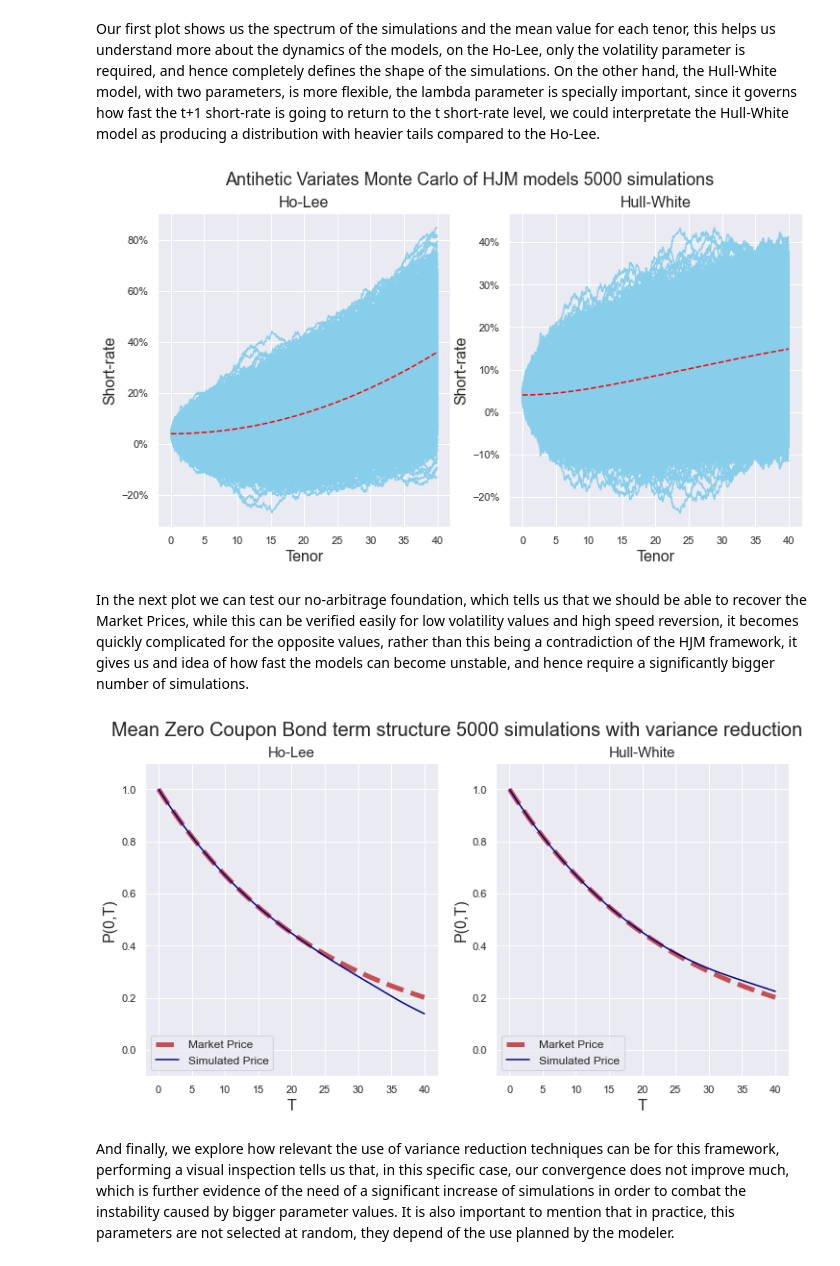
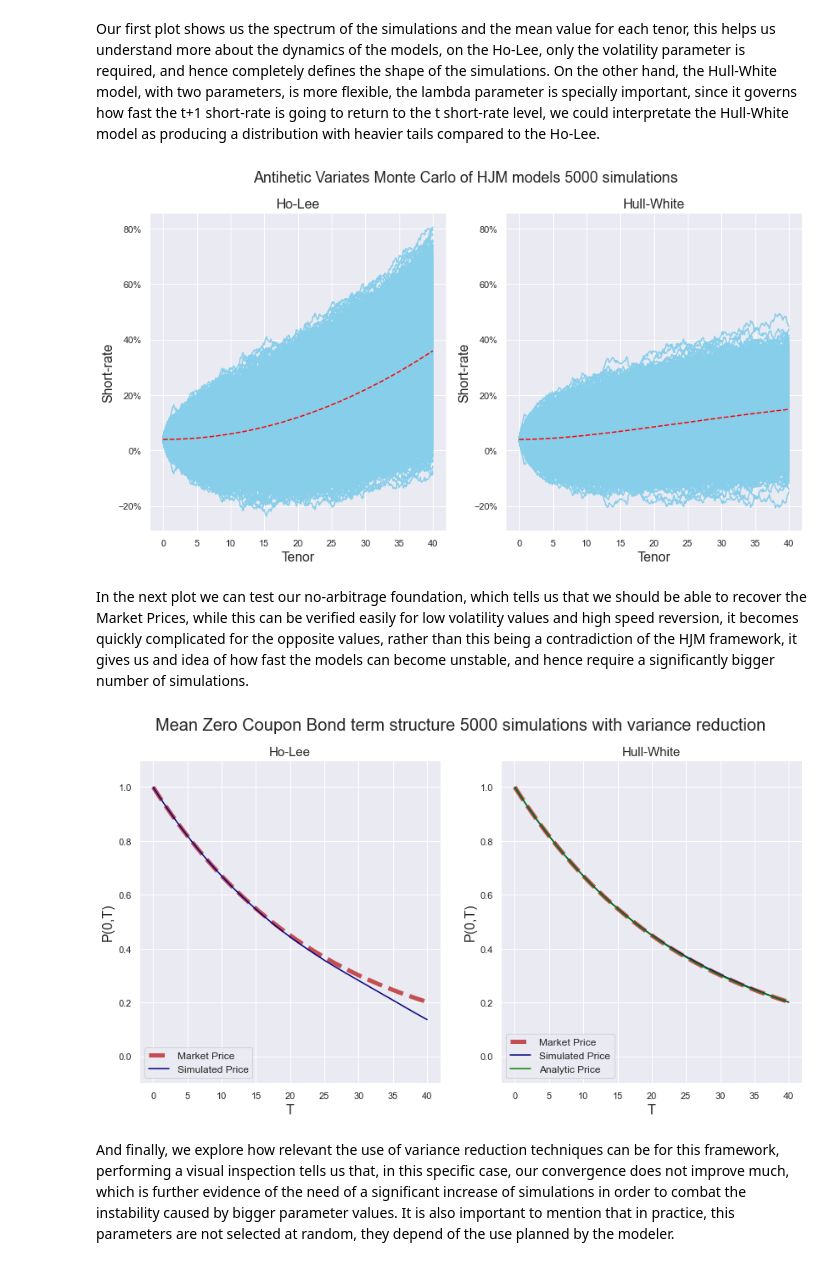
Before and after one commit to JuanCarlos0001/HJM_Models_Simulations, a Jupyter notebook: HJM Arbitrage testing.ipynb, the cells around one changed output. Saved outputs shown, nothing was run; the diff lists cells and outputs as text; code cells hidden in the pictures.

```diff
--- a/HJM Arbitrage testing.ipynb
+++ b/HJM Arbitrage testing.ipynb
@@ -62,9 +72,10 @@ import numpy as np
 import seaborn as sns
 import matplotlib.pyplot as plt
 import matplotlib.ticker as mtick
+import scipy.integrate as integrate
 sns.set_theme() # Seaborn template
 sns.set_palette(palette="crest") # Default colors
-plt.rcParams['figure.figsize'] = [12, 6] # Default to bigger plots
+plt.rcParams['figure.figsize'] = [14, 7] # Default to bigger plots
 # %%
 # Abitrary function for ZCB simulation
 P0T = lambda r, T: np.exp(-r*T)
@@ -89,5 +119,8 @@ def Hull_White(t, dt, lmd, sigma):
 # %%
 # Euler FTS Antihetic Variates Monte Carlo for a 1-dimensional brownian motion
+
+# NOTE: The formula used to compute the Price of the ZCB is using the Trapezoidal Rule of Integration
+
 def HJM_AV_MonteCarlo(Model, r, T, lmd, sigma, Npaths):
 
     # Initial interest rate is a forward rate at time t->0
@@ -105,8 +138,8 @@ def HJM_AV_MonteCarlo(Model, r, T, lmd, sigma, Npaths):
 
     for i in range(0,Nsteps):
         # Making sure that samples from normal have mean 0 and variance 1
-        #if Npaths > 1:
-        #    Z[:,i] = (Z[:,i] - np.mean(Z[:,i])) / np.std(Z[:,i])
+        if Npaths > 1:
+            Z[:,i] = (Z[:,i] - np.mean(Z[:,i])) / np.std(Z[:,i])
 
         if Model == 'Ho-Lee':
             # Simulate the short-rate under the Ho-Lee model
@@ -159,34 +197,35 @@ if Npaths <= 10000:
     SR_HL = (Results_HL['SR_u'] + Results_HL['SR_d'])/2
     SR_HW = (Results_HW['SR_u'] + Results_HW['SR_d'])/2
 
     fig = plt.figure()
     fig.suptitle('Antihetic Variates Monte Carlo of HJM models ' + str(Npaths) + ' simulations' ,fontsize=18)
     ax1 = plt.subplot(121)
     ax2 = plt.subplot(122)
 
     ax1.set_title('Ho-Lee',fontsize=16)
     ax1.plot(Results_HL['t'], np.transpose(Results_HL['SR_u']), 'skyblue')
     ax1.plot(Results_HL['t'], np.transpose(Results_HL['SR_d']), 'skyblue')
     ax1.plot(Results_HL['t'], np.transpose(SR_HL).mean(axis=1), '--', color='red')
     ax1.set_ylabel("Short-rate", fontsize=16)
     ax1.set_xlabel("Tenor", fontsize=16)
     ax1.yaxis.set_major_formatter(mtick.PercentFormatter())
 
     ax2.set_title('Hull-White',fontsize=16)
     ax2.plot(Results_HW['t'], np.transpose(Results_HW['SR_u']), 'skyblue')
     ax2.plot(Results_HW['t'], np.transpose(Results_HW['SR_d']), 'skyblue')
     ax2.plot(Results_HW['t'], np.transpose(SR_HW).mean(axis=1), '--', color='red')
     ax2.set_ylabel("Short-rate", fontsize=16)
     ax2.set_xlabel("Tenor", fontsize=16)
     ax2.yaxis.set_major_formatter(mtick.PercentFormatter())
 
+    ax1.get_shared_y_axes().join(ax1, ax2)
     plt.subplots_adjust(hspace=0.01)
     ax2.autoscale()
     plt.show()
 else:
     print('Monte Carlo paths plots skipped, input at most 10,000 simulations to show')
 # %% [output]
-[figure, old version]
+[figure, new version]
 # %% [markdown]
 In the next plot we can test our no-arbitrage foundation, which tells us that we should be able to recover the Market Prices, while this can be verified easily for low volatility values and high speed reversion, it becomes quickly complicated for the opposite values, rather than this being a contradiction of the HJM framework, it gives us and idea of how fast the models can become unstable, and hence require a significantly bigger number of simulations.
 # %%
@@ -209,6 +248,7 @@ ax1.set_ylim([-0.10, 1.10])
 ax2.set_title('Hull-White',fontsize=15)
 ax2.plot(Results_HW['t'], Market_Price, '--r', label='Market Price', linewidth=5)
 ax2.plot(Results_HW['t'], np.transpose(ZCB_HW).mean(axis=1) ,'navy', label='Simulated Price')
+ax2.plot(Results_HW['t'], Analytic_HW, 'green', label='Analytic Price')
 ax2.set_ylabel("P(0,T)", fontsize="16")
 ax2.set_xlabel("T", fontsize="16")
 ax2.legend(loc='lower left', fontsize=12)
@@ -219,7 +259,7 @@ plt.subplots_adjust(hspace=0.01)
 ax2.autoscale()
 plt.show()
 # %% [output]
-[figure, old version]
+[figure, new version]
 # %% [markdown]
 And finally, we explore how relevant the use of variance reduction techniques can be for this framework, performing a visual inspection tells us that, in this specific case, our convergence does not improve much, which is further evidence of the need of a significant increase of simulations in order to combat the instability caused by bigger parameter values. It is also important to mention that in practice, this parameters are not selected at random, they depend of the use planned by the modeler.
 # %%
```
Also changed, not shown: parts of 4 cells of this notebook.
